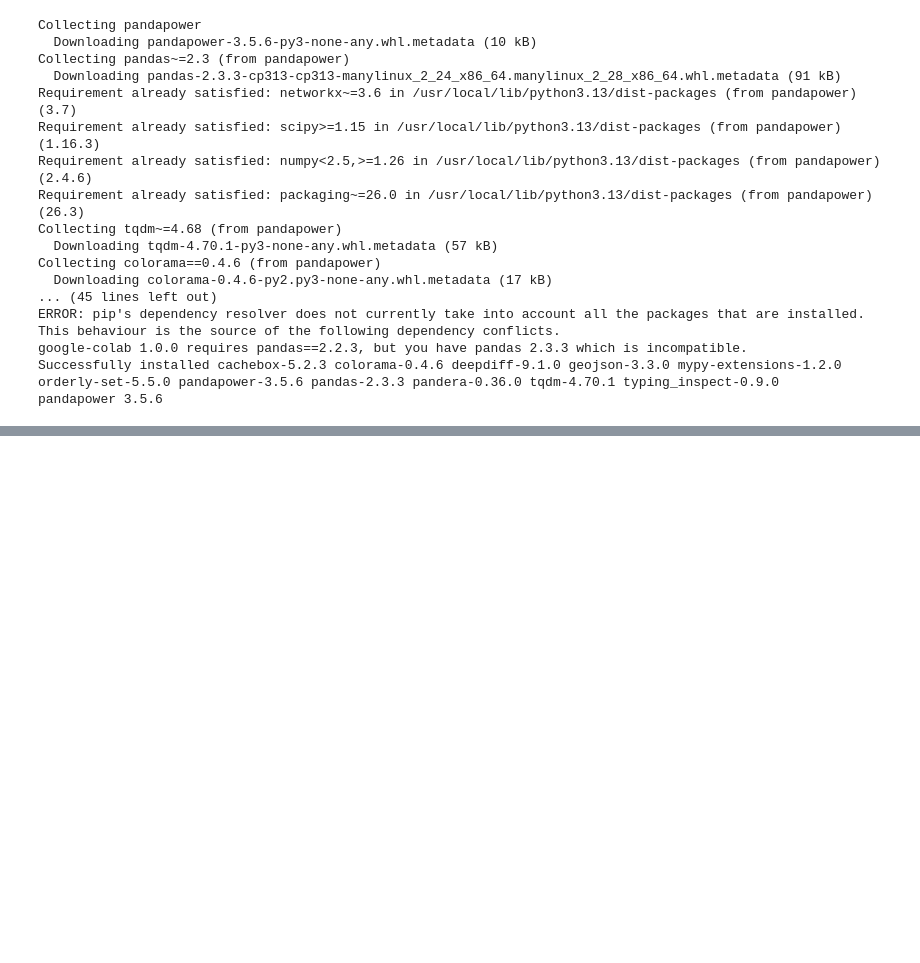
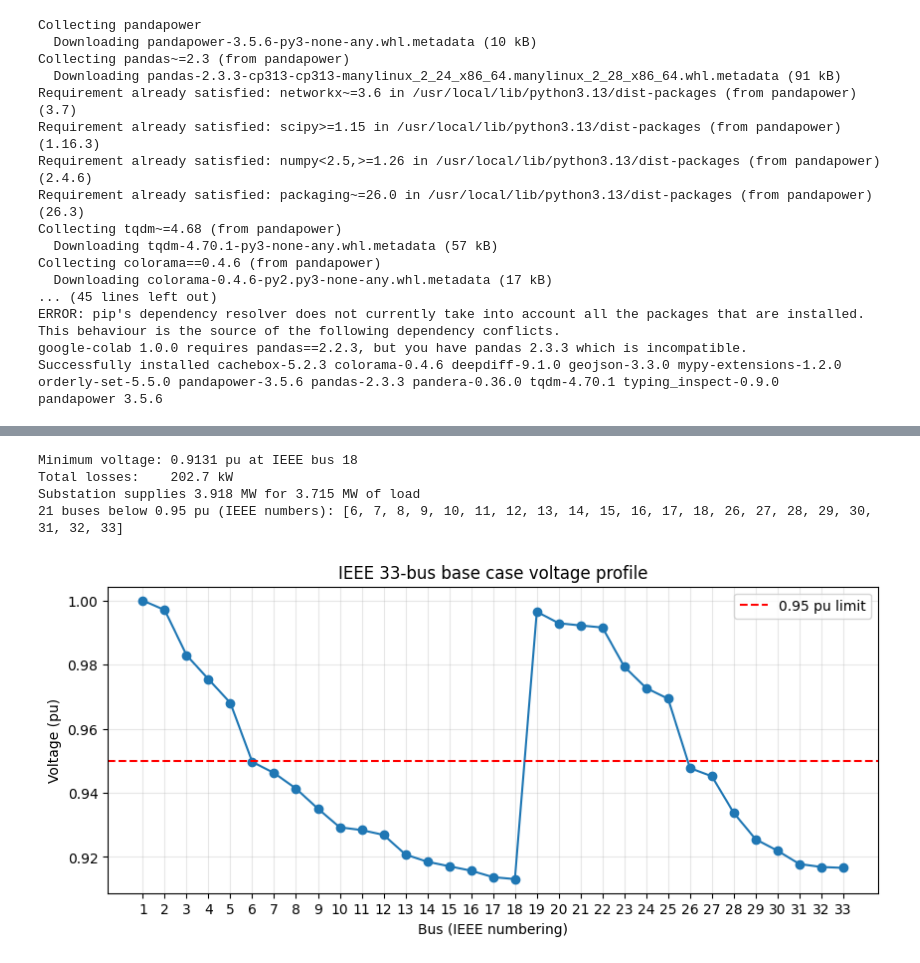
Before and after one commit to yilunge6-cyber/p6-ieee33-loadflow, a Jupyter notebook: notebooks/p6_analysis.ipynb, the cells around one changed output, grey strips where cells are left out. Cells and saved outputs as stored; diff of their text form; code cells hidden in the pictures; blank space fills up the shorter version.

Commit message:
base case validated

```diff
--- a/notebooks/p6_analysis.ipynb
+++ b/notebooks/p6_analysis.ipynb
@@ -29,3 +29,6 @@ ERROR: pip's dependency resolver does not currently take into account all the pa
 google-colab 1.0.0 requires pandas==2.2.3, but you have pandas 2.3.3 which is incompatible.
 Successfully installed cachebox-5.2.3 colorama-0.4.6 deepdiff-9.1.0 geojson-3.3.0 mypy-extensions-1.2.0 orderly-set-5.5.0 pandapower-3.5.6 pandas-2.3.3 pandera-0.36.0 tqdm-4.70.1 typing_inspect-0.9.0
 pandapower 3.5.6
+# %%
+net = pn.case33bw()
+print(net)
@@ -31,0 +100,3 @@ pandapower 3.5.6
+# %%
+pp.runpp(net)
+print(net.res_bus.head(20))
@@ -31,0 +121,32 @@ pandapower 3.5.6
+# %%
+v       = net.res_bus.vm_pu
+vmin    = v.min()
+imin    = v.idxmin()
+loss_kw = net.res_line.pl_mw.sum() * 1000
+supply  = net.res_ext_grid.p_mw.sum()
+
+print(f"Minimum voltage: {vmin:.4f} pu at IEEE bus {imin + 1}")
+print(f"Total losses:    {loss_kw:.1f} kW")
+print(f"Substation supplies {supply:.3f} MW for {p_load:.3f} MW of load")
+
+low = [i + 1 for i in v.index if v[i] < 0.95]
+print(f"{len(low)} buses below 0.95 pu (IEEE numbers): {low}")
+# %% [output]
+Minimum voltage: 0.9131 pu at IEEE bus 18
+Total losses:    202.7 kW
+Substation supplies 3.918 MW for 3.715 MW of load
+21 buses below 0.95 pu (IEEE numbers): [6, 7, 8, 9, 10, 11, 12, 13, 14, 15, 16, 17, 18, 26, 27, 28, 29, 30, 31, 32, 33]
+# %%
+fig, ax = plt.subplots(figsize=(10, 4))
+ax.plot(v.index + 1, v.values, marker="o")
+ax.axhline(0.95, linestyle="--", color="red", label="0.95 pu limit")
+ax.set_xlabel("Bus (IEEE numbering)")
+ax.set_ylabel("Voltage (pu)")
+ax.set_title("IEEE 33-bus base case voltage profile")
+ax.set_xticks(range(1, 34))
+ax.grid(alpha=0.3)
+ax.legend()
+fig.savefig("figures/voltage_base.png", dpi=200, bbox_inches="tight")
+plt.show()
+# %% [output]
+[figure, added]
```
Also changed, not shown: parts of 7 cells of this notebook.
